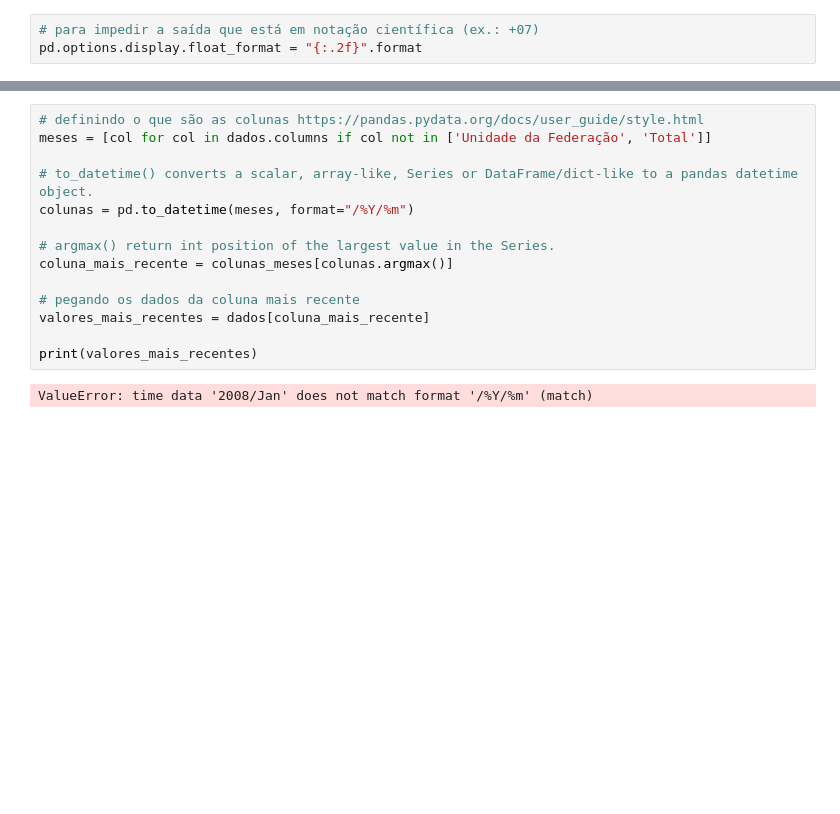
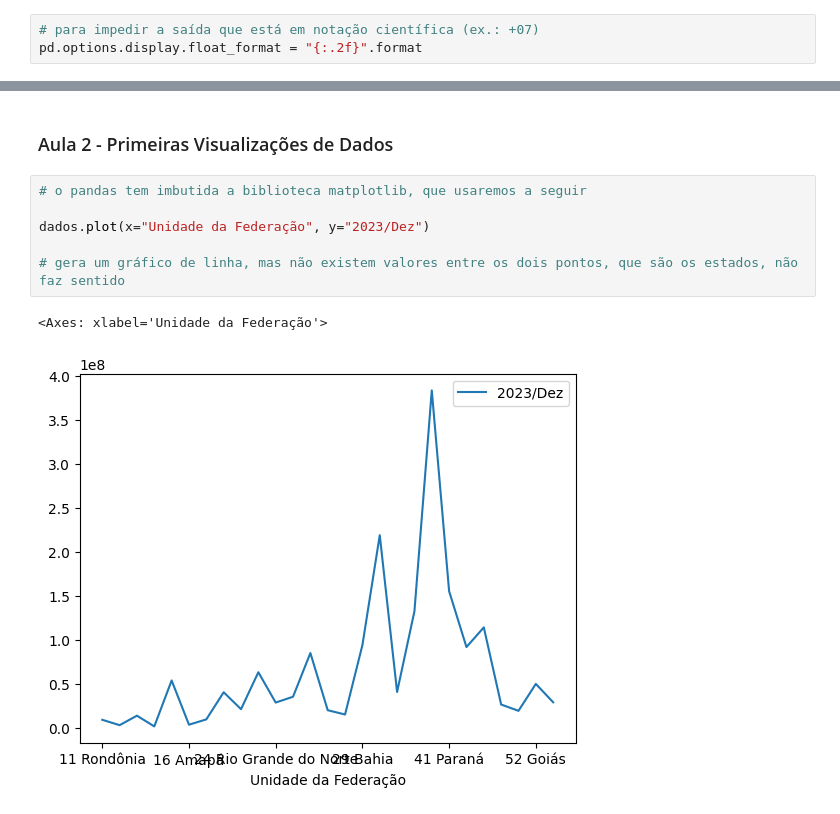
Before and after one commit to marialuisamartins/PosGrad_Data_Analytics_FIAP, a Jupyter notebook: AnaliseExploratoriaDeDados.ipynb, the cells around one changed output, grey strips where cells are left out. Cells and saved outputs as stored; diff of their text form; blank space fills up the shorter version.

```diff
--- a/AnaliseExploratoriaDeDados.ipynb
+++ b/AnaliseExploratoriaDeDados.ipynb
@@ -187,16 +173,11 @@ dados.iloc[:-2]
-# %%
-# definindo o que são as colunas https://pandas.pydata.org/docs/user_guide/style.html
-meses = [col for col in dados.columns if col not in ['Unidade da Federação', 'Total']]
-
-# to_datetime() converts a scalar, array-like, Series or DataFrame/dict-like to a pandas datetime object.
-colunas = pd.to_datetime(meses, format="/%Y/%m")
-
-# argmax() return int position of the largest value in the Series.
-coluna_mais_recente = colunas_meses[colunas.argmax()]
-
-# pegando os dados da coluna mais recente
-valores_mais_recentes = dados[coluna_mais_recente]
-
-print(valores_mais_recentes)
-# %% [output]
-ValueError: time data '2008/Jan' does not match format '/%Y/%m' (match)
+# %% [markdown]
+### Aula 2 - Primeiras Visualizações de Dados
+# %%
+# o pandas tem imbutida a biblioteca matplotlib, que usaremos a seguir
+
+dados.plot(x="Unidade da Federação", y="2023/Dez")
+
+# gera um gráfico de linha, mas não existem valores entre os dois pontos, que são os estados, não faz sentido
+# %% [output]
+<Axes: xlabel='Unidade da Federação'>
+[figure, added]
```
Also changed, not shown: parts of 11 cells of this notebook.
